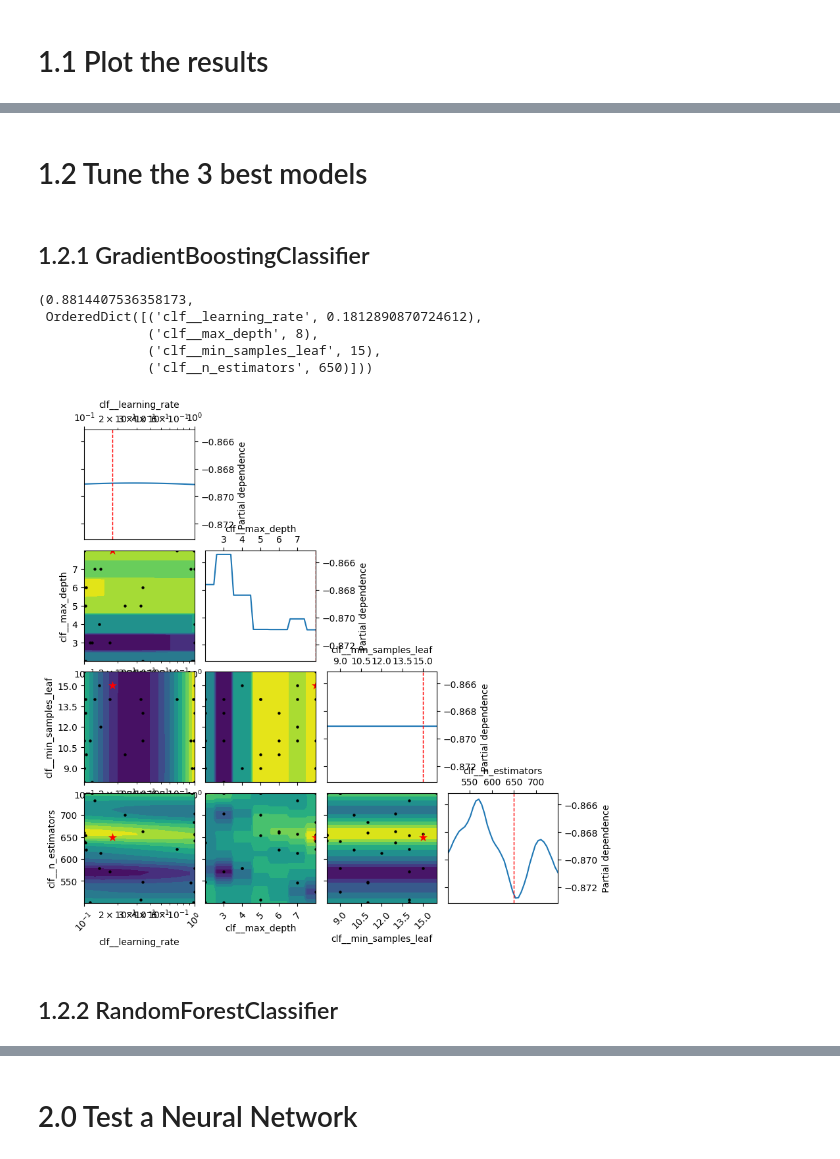
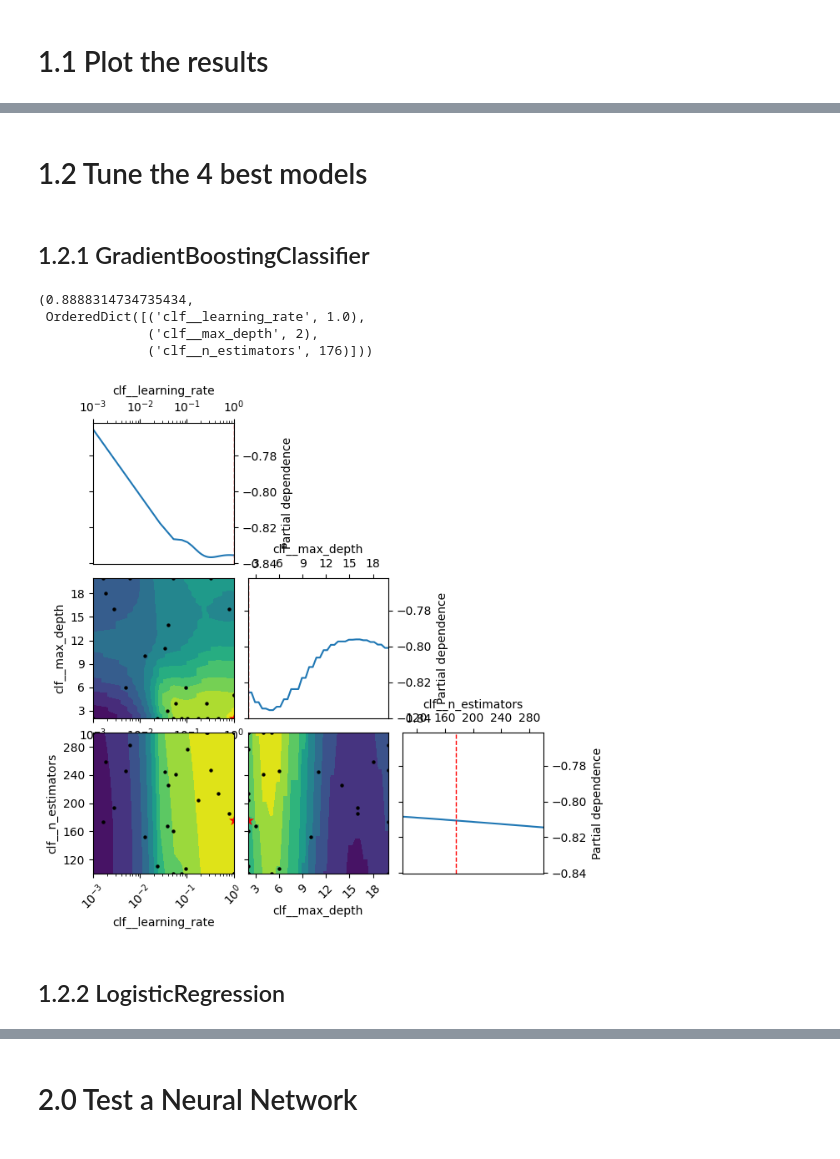
Before and after one commit to mariscoglio/bio482_cell_classifier, a Jupyter notebook: model_eval_wesley.ipynb, the cells around one changed output, grey strips where cells are left out. Cells and saved outputs as stored; diff of their text form; code cells hidden in the pictures.

```diff
--- a/model_eval_wesley.ipynb
+++ b/model_eval_wesley.ipynb
@@ -35,10 +27,7 @@ import torch
 # %% [markdown]
 # 0.0 Load raw prediction data for the free whisking setting
 # %%
-# data_ohe_scaled_constant_free_filled = pd.read_csv("data_ohe_scaled_constant_free_filled.csv")
-# data_ohe_scaled_constant_free_filled
-
-raw_predictors_free_whisking = pd.read_csv("raw_predictors_free_whisking.csv")
-raw_predictors_free_whisking = raw_predictors_free_whisking.drop(["Cell_tdTomatoExpressing", "Cell_APThreshold_Slope", "Cell_Depth", "Cell_Layer"], axis=1)
+raw_predictors_free_whisking = pd.read_csv("raw_predictors.csv")
+# raw_predictors_free_whisking = raw_predictors_free_whisking.drop(["Cell_tdTomatoExpressing", "Cell_APThreshold_Slope", "Cell_Depth", "Cell_Layer"], axis=1)
 raw_predictors_free_whisking
 # %% [output]
@@ -179,5 +158,5 @@ plt.show()
 # %% [markdown]
-# 1.2 Tune the 3 best models
+# 1.2 Tune the 4 best models
 # %% [markdown]
 ## 1.2.1 GradientBoostingClassifier
 # %%
@@ -188,47 +167,47 @@ clf_pipe.steps.append(
 opt = BayesSearchCV(
     clf_pipe,
     {
-        "clf__n_estimators": Integer(500, 501),
-        "clf__learning_rate": Real(1e-1, 0.12163183480047841, "uniform"),
-        "clf__max_depth" : Integer(7, 8),
+        "clf__n_estimators": Integer(100, 300),
+        "clf__learning_rate": Real(1e-3, 1, "log-uniform"),
+        "clf__max_depth" : Integer(2, 20),
         # "clf__min_samples_split" : Integer(8, 16),
-        "clf__min_samples_leaf" : Integer(8, 16),
+        # "clf__min_samples_leaf" : Integer(4, 10),
     },
-    n_iter=2,
+    n_iter=30,
     cv=StratifiedKFold(n_splits=5, shuffle=True, random_state=0),
     random_state=0,
     scoring="f1_weighted",
+    # return_train_score=True
 )
 opt.fit(
     X = raw_predictors_free_whisking.drop("cell_type", axis=1),
     y = raw_predictors_free_whisking["cell_type"]
 )
 plot_objective(opt.optimizer_results_[0])
 opt.best_score_, opt.best_params_
 
 # (0.8788239918386314,
 #  OrderedDict([('clf__learning_rate', 0.1737556845802626),
 #               ('clf__max_depth', 3),
 #               ('clf__n_estimators', 211)]))
 
 # (0.8812119616404152,
 #  OrderedDict([('clf__learning_rate', 0.12163183480047841),
 #               ('clf__max_depth', 3),
 #               ('clf__min_samples_leaf', 8),
 #               ('clf__min_samples_split', 2),
 #               ('clf__n_estimators', 500)]))
 
 # (0.8814407536358173,
 #  OrderedDict([('clf__learning_rate', 0.1812890870724612),
 #               ('clf__max_depth', 8),
 #               ('clf__min_samples_leaf', 15),
 #               ('clf__n_estimators', 650)]))
 # %% [output]
-(0.8814407536358173,
- OrderedDict([('clf__learning_rate', 0.1812890870724612),
-              ('clf__max_depth', 8),
-              ('clf__min_samples_leaf', 15),
-              ('clf__n_estimators', 650)]))
+(0.8888314734735434,
+ OrderedDict([('clf__learning_rate', 1.0),
+              ('clf__max_depth', 2),
+              ('clf__n_estimators', 176)]))
-[figure, old version]
+[figure, new version]
 # %% [markdown]
-## 1.2.2 RandomForestClassifier
+## 1.2.2 LogisticRegression
```
Also changed, not shown: parts of 12 cells of this notebook, 1 other file.
